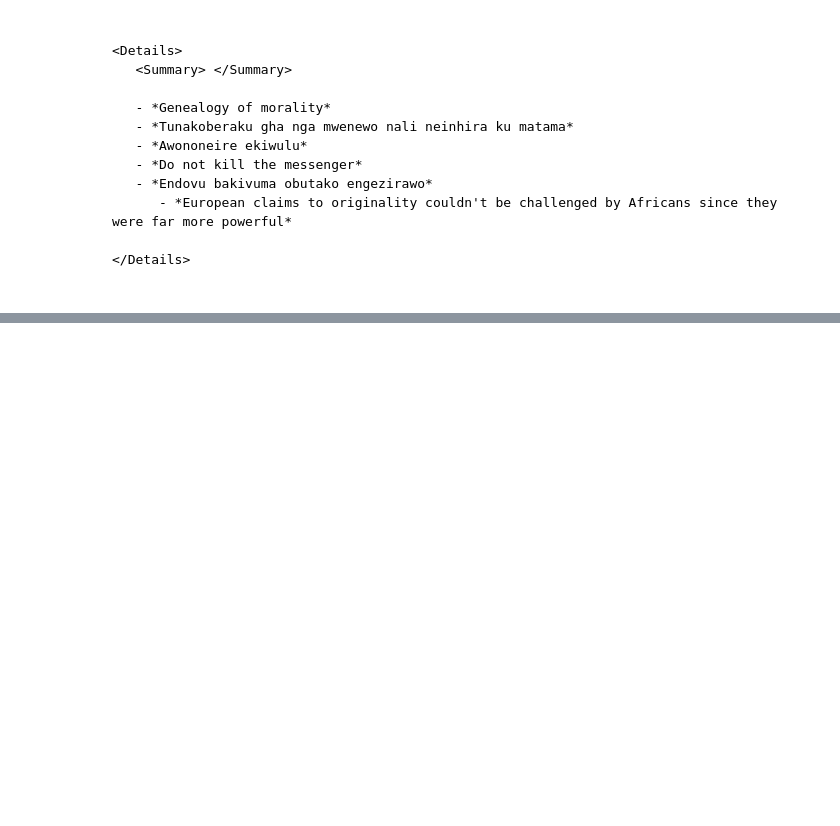
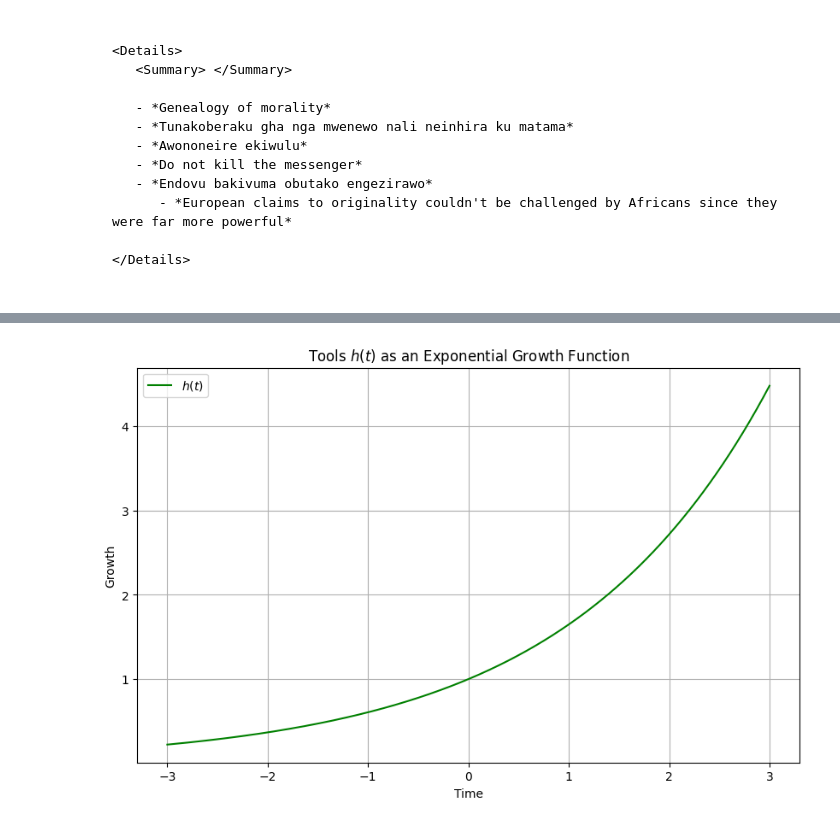
Before and after one commit to abikesa/homage, a Jupyter notebook: kitabo/ensi/_build/jupyter_execute/ipynb/homage.ipynb, the cells around one changed output, grey strips where cells are left out. Cells and saved outputs as stored; diff of their text form; code cells hidden in the pictures; blank space fills up the shorter version.

```diff
--- a/kitabo/ensi/_build/jupyter_execute/ipynb/homage.ipynb
+++ b/kitabo/ensi/_build/jupyter_execute/ipynb/homage.ipynb
@@ -39,0 +116,15 @@
+# %%
+# Exponential growth function
+lambda_ = 0.5
+h_t = np.exp(lambda_ * t)
+
+plt.figure(figsize=(10, 6))
+plt.plot(t, h_t, label='$h(t)$', color='green')
+plt.title('Tools $h(t)$ as an Exponential Growth Function')
+plt.xlabel('Time')
+plt.ylabel('Growth')
+plt.legend()
+plt.grid(True)
+plt.show()
+# %% [output]
+[figure, added]
```
Also changed, not shown: parts of 11 cells of this notebook, 14 other files.
